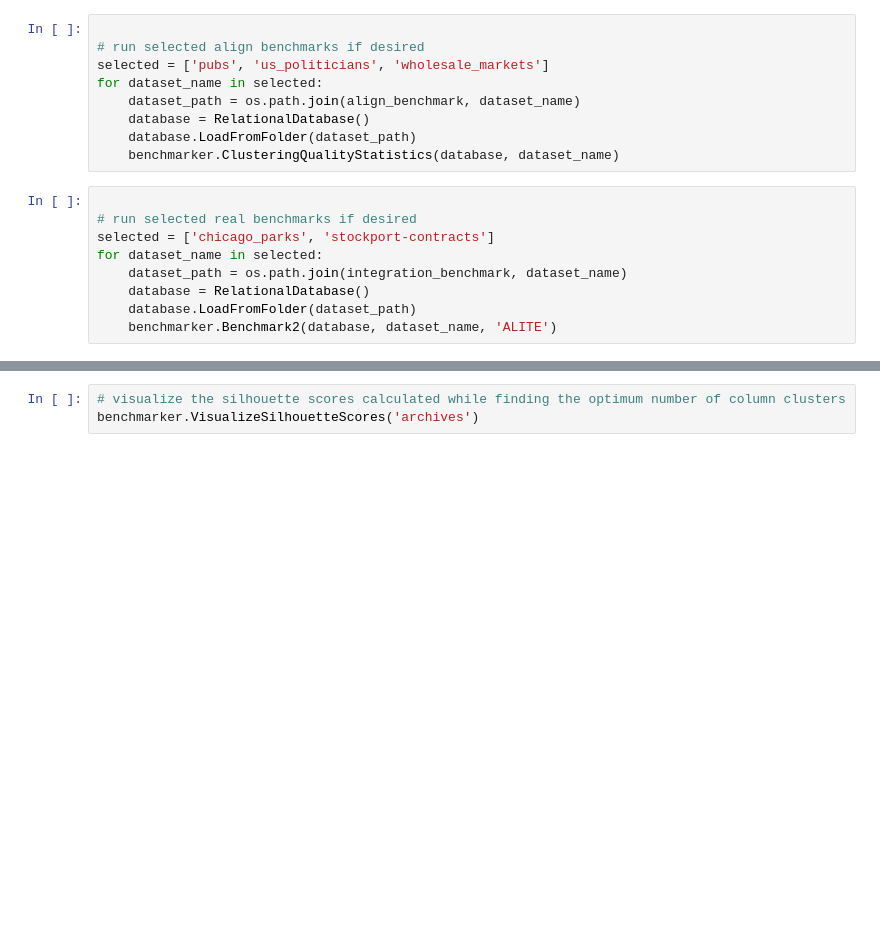
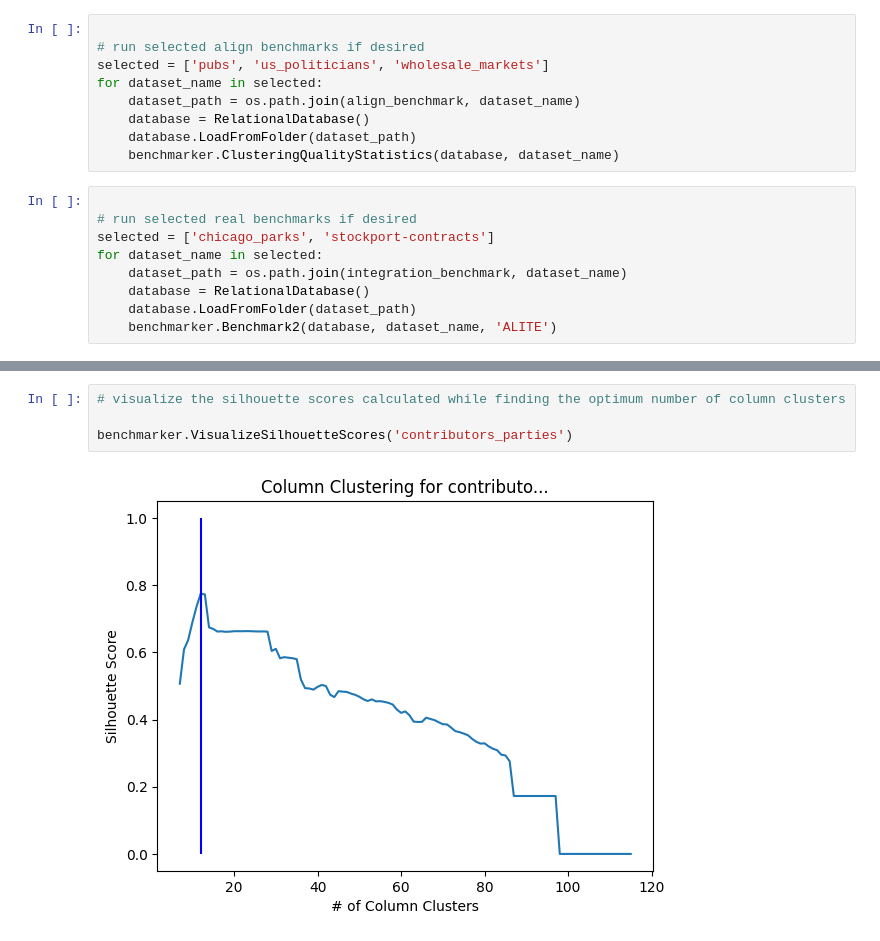
Before and after one commit to AustinPolk/alite-implementation, a Jupyter notebook: test_suite.ipynb, the cells around one changed output, grey strips where cells are left out. Saved outputs shown, nothing was run; the diff lists cells and outputs as text; blank space fills up the shorter version.

```diff
--- a/test_suite.ipynb
+++ b/test_suite.ipynb
@@ -51,6 +147,9 @@ benchmarker.VisualizeRuntimePerTuple(inputTuples=True)
 # %%
 # visualize the silhouette scores calculated while finding the optimum number of column clusters
-benchmarker.VisualizeSilhouetteScores('archives')
+
+benchmarker.VisualizeSilhouetteScores('contributors_parties')
+# %% [output]
+[figure, added]
 # %%
 # visualize the predicted number of columns in the full disjunction vs. the actual number of columns
 benchmarker.VisualizeClusterStatistics('pre', 'act', scatter=True, with_reg=True)
```
Also changed, not shown: parts of 8 cells of this notebook, 3 other files.
